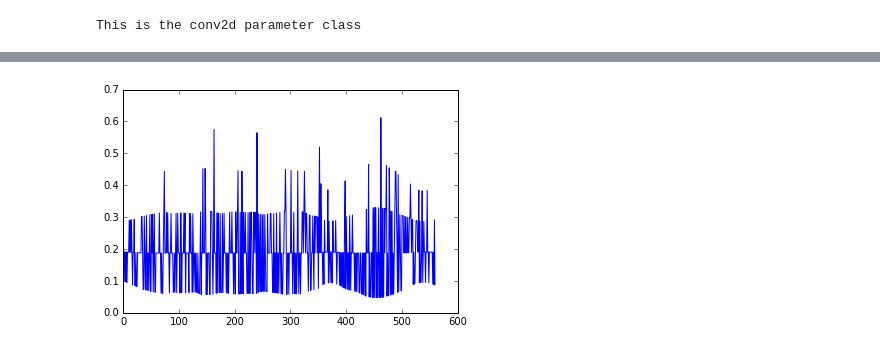
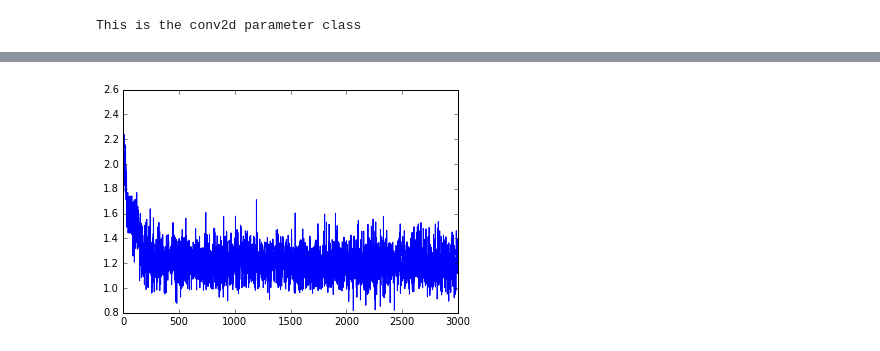
Before and after one commit to homefai/shipnet, a Jupyter notebook: Ship_Sta/shipnet.ipynb, the cells around one changed output, grey strips where cells are left out. Saved outputs shown, nothing was run; the diff lists cells and outputs as text; code cells hidden in the pictures.

```diff
--- a/Ship_Sta/shipnet.ipynb
+++ b/Ship_Sta/shipnet.ipynb
@@ -103,3 +126,5 @@ import torch.optim as optim
+# %%
+datasize = train_loader.dataset[0][0].size()
 # %%
 class Conv2d_Param():
     def __init__(self,mini_batch=10, i_channel=3, width=80, height=10, kernel=9):
@@ -113,51 +138,55 @@ class Conv2d_Param():
 class Net(nn.Module):
     def __init__(self, param):
         super(Net, self).__init__()
-        self.conv1 = nn.Conv2d(param.ich, 3, kernel_size=param.kernel)
-        self.conv2 = nn.Conv2d(3, 3, kernel_size=param.kernel)
+        self.conv1 = nn.Conv2d(param.ich, 16, kernel_size=param.kernel, padding=2)
+        self.conv2 = nn.Conv2d(16, 32, kernel_size=param.kernel, padding=2 )
         self.conv2_drop = nn.Dropout2d()
-        self.fc1 = nn.Linear(588, 14)
-        self.fc2 = nn.Linear(14, 10)
-        self.fc3 = nn.Linear(10, 1)
+        self.fc1 = nn.Linear(7*7*32, 10)
+        #self.fc2 = nn.Linear(14, 10)
+        #self.fc3 = nn.Linear(10, 1)
 
     def forward(self, x):
         x = F.relu( F.max_pool2d(self.conv1(x) ,2))
         x = F.relu( F.max_pool2d(self.conv2_drop(self.conv2(x)) ,2))
-        x = x.view(-1, 3*14*14)
+        x = x.view(-1, 7*7*32)
         #print(x.size())
         x = F.relu(self.fc1(x))
         #print('Here1')
-        x = F.relu(self.fc2(x))
+        #x = F.relu(self.fc2(x))
         #print('Here2')
-        x = self.fc3(x)
+        #x = self.fc3(x)
         #print('Here3')
         return x
 
 
-parameter = Conv2d_Param()
-train_loader = utils.DataLoader(train_data,batch_size=4,shuffle=True, num_workers=4)
-test_loader = utils.DataLoader(test_data,batch_size=4,shuffle=True, num_workers=4)
+parameter = Conv2d_Param(mini_batch=batch_size, i_channel=datasize[0], width=datasize[1] , height=datasize[2], kernel=5 )
+#train_loader = utils.DataLoader(train_data,batch_size=50,shuffle=True, num_workers=4)
+#test_loader = utils.DataLoader(test_data,batch_size=50,shuffle=True, num_workers=4)
 # %% [output]
 This is the conv2d parameter class
 # %%
 model = Net(parameter)
+criterion = nn.CrossEntropyLoss()
 # %%
-def train(train_loader, model, epoch=10):
-    optimzer = torch.optim.SGD(model.parameters(), lr=0.01, momentum=0.90)
-    model.train()
+def train(train_loader, model, epoch=5):
+    optimzer = torch.optim.Adam(model.parameters(), lr=0.001)
+    #model.train()
     count = 0
     loss_data = []
     for i in xrange(epoch):
         for batch_id, (datax,target) in enumerate(train_loader):
-            x = Variable(datax.float())
-            y = Variable((target + 1.0).float())
+            x = Variable(datax)
+            y = Variable(target)
             optimzer.zero_grad()
             output=model(x)
-            loss =F.mse_loss(output, y)
+            #print(output)
+            loss =criterion(output, y)
             loss.backward()
             optimzer.step()
             loss_data.append(loss.data[0])
             count += 1
+            if count % 50 == 0:
+                print(count)
     return loss_data, model
 # %%
 a, b = train( train_loader , model)
@@ -164,6 +211,6 @@ a, b = train( train_loader , model)
 # %%
-plt.plot(loss_data)
+plt.plot(a)
 plt.show()
 # %% [output]
-[figure, old version]
+[figure, new version]
 # %%
```
Also changed, not shown: parts of 8 cells of this notebook.
